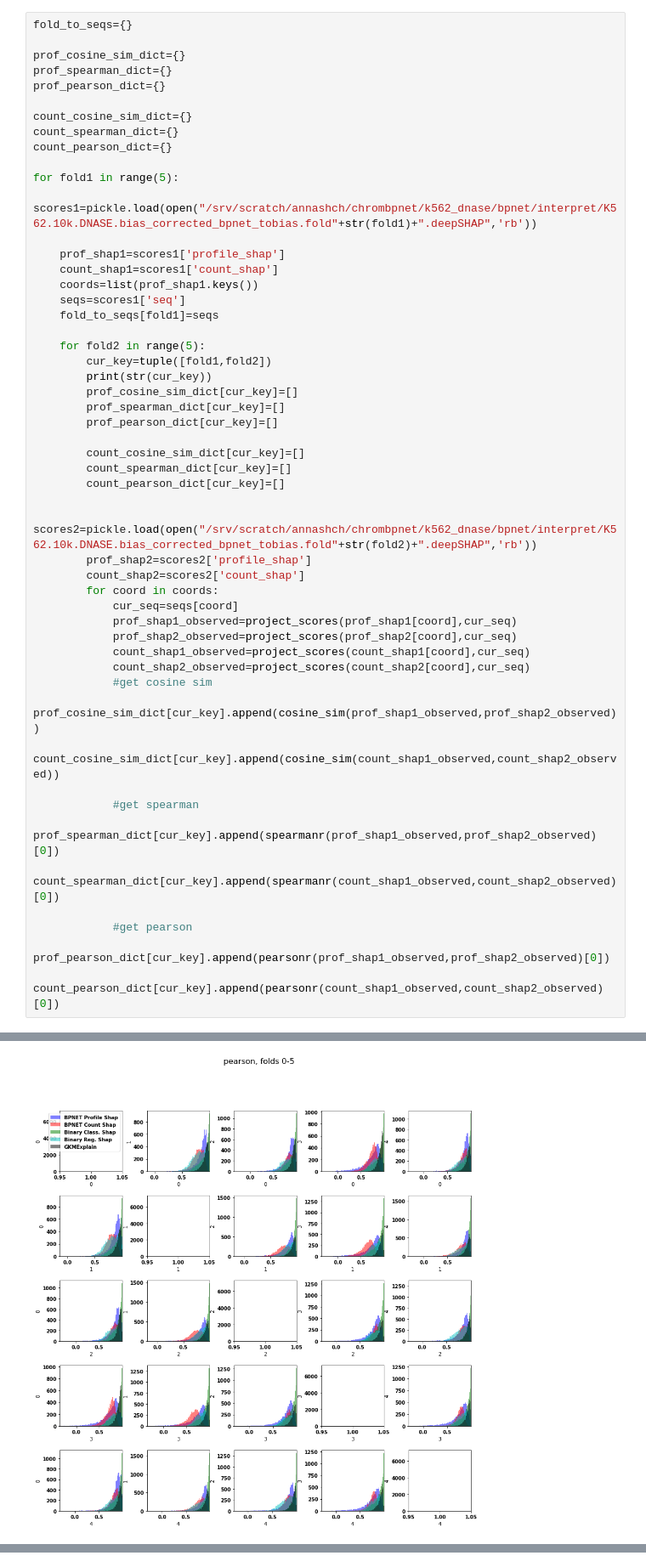
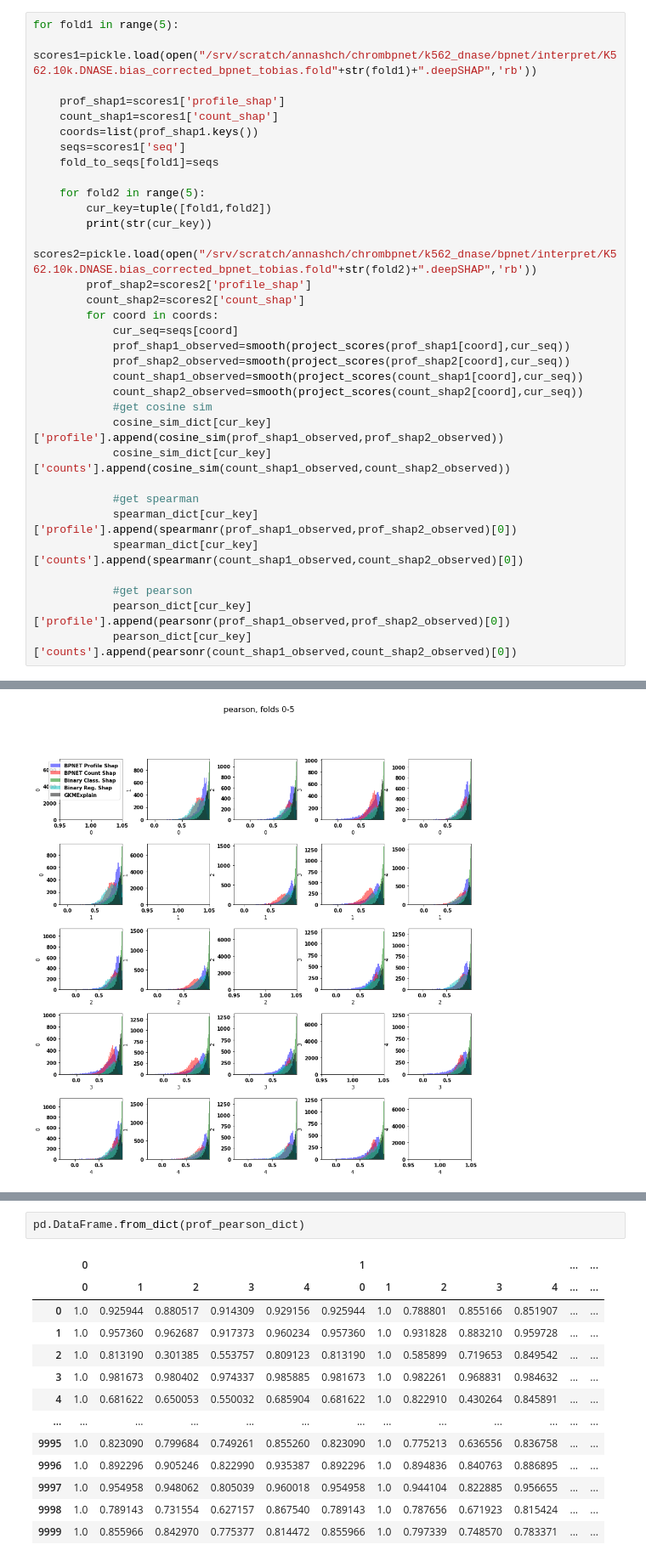
Before and after one commit to kundajelab/chrombpnet, a Jupyter notebook: stability/stability_acrros_sequence.ipynb, the cells around one changed output, grey strips where cells are left out. Shown at 85% size. Drawn from its saved outputs; the diff is of its cells as text.

```diff
--- a/stability/stability_acrros_sequence.ipynb
+++ b/stability/stability_acrros_sequence.ipynb
@@ -16,14 +38,4 @@ The autoreload extension is already loaded. To reload it, use:
 # %%
-fold_to_seqs={}
-
-prof_cosine_sim_dict={}
-prof_spearman_dict={}
-prof_pearson_dict={}
-
-count_cosine_sim_dict={}
-count_spearman_dict={}
-count_pearson_dict={}
-
 for fold1 in range(5):
     scores1=pickle.load(open("/srv/scratch/annashch/chrombpnet/k562_dnase/bpnet/interpret/K562.10k.DNASE.bias_corrected_bpnet_tobias.fold"+str(fold1)+".deepSHAP",'rb'))
 
@@ -36,34 +48,26 @@ for fold1 in range(5):
     for fold2 in range(5):
         cur_key=tuple([fold1,fold2])
         print(str(cur_key))
-        prof_cosine_sim_dict[cur_key]=[]
-        prof_spearman_dict[cur_key]=[]
-        prof_pearson_dict[cur_key]=[]
-
-        count_cosine_sim_dict[cur_key]=[]
-        count_spearman_dict[cur_key]=[]
-        count_pearson_dict[cur_key]=[]
-
         scores2=pickle.load(open("/srv/scratch/annashch/chrombpnet/k562_dnase/bpnet/interpret/K562.10k.DNASE.bias_corrected_bpnet_tobias.fold"+str(fold2)+".deepSHAP",'rb'))
         prof_shap2=scores2['profile_shap']
         count_shap2=scores2['count_shap']
         for coord in coords:
             cur_seq=seqs[coord]
-            prof_shap1_observed=project_scores(prof_shap1[coord],cur_seq)
-            prof_shap2_observed=project_scores(prof_shap2[coord],cur_seq)
-            count_shap1_observed=project_scores(count_shap1[coord],cur_seq)
-            count_shap2_observed=project_scores(count_shap2[coord],cur_seq)
+            prof_shap1_observed=smooth(project_scores(prof_shap1[coord],cur_seq))
+            prof_shap2_observed=smooth(project_scores(prof_shap2[coord],cur_seq))
+            count_shap1_observed=smooth(project_scores(count_shap1[coord],cur_seq))
+            count_shap2_observed=smooth(project_scores(count_shap2[coord],cur_seq))
             #get cosine sim
-            prof_cosine_sim_dict[cur_key].append(cosine_sim(prof_shap1_observed,prof_shap2_observed))
-            count_cosine_sim_dict[cur_key].append(cosine_sim(count_shap1_observed,count_shap2_observed))
+            cosine_sim_dict[cur_key]['profile'].append(cosine_sim(prof_shap1_observed,prof_shap2_observed))
+            cosine_sim_dict[cur_key]['counts'].append(cosine_sim(count_shap1_observed,count_shap2_observed))
 
             #get spearman
-            prof_spearman_dict[cur_key].append(spearmanr(prof_shap1_observed,prof_shap2_observed)[0])
-            count_spearman_dict[cur_key].append(spearmanr(count_shap1_observed,count_shap2_observed)[0])
+            spearman_dict[cur_key]['profile'].append(spearmanr(prof_shap1_observed,prof_shap2_observed)[0])
+            spearman_dict[cur_key]['counts'].append(spearmanr(count_shap1_observed,count_shap2_observed)[0])
 
             #get pearson
-            prof_pearson_dict[cur_key].append(pearsonr(prof_shap1_observed,prof_shap2_observed)[0])
-            count_pearson_dict[cur_key].append(pearsonr(count_shap1_observed,count_shap2_observed)[0])
+            pearson_dict[cur_key]['profile'].append(pearsonr(prof_shap1_observed,prof_shap2_observed)[0])
+            pearson_dict[cur_key]['counts'].append(pearsonr(count_shap1_observed,count_shap2_observed)[0])
 # %% [output]
 (0, 0)
 (0, 1)
@@ -303,0 +329,16 @@ plt.subplots_adjust(wspace=0.4)
+# %%
+pd.DataFrame.from_dict(prof_pearson_dict)
+# %% [output]
+|  | 0 |  |  |  |  | 1 |  |  |  |  | ... | ... |
+|  | 0 | 1 | 2 | 3 | 4 | 0 | 1 | 2 | 3 | 4 | ... | ... |
+| 0 | 1.0 | 0.925944 | 0.880517 | 0.914309 | 0.929156 | 0.925944 | 1.0 | 0.788801 | 0.855166 | 0.851907 | ... | ... |
+| 1 | 1.0 | 0.957360 | 0.962687 | 0.917373 | 0.960234 | 0.957360 | 1.0 | 0.931828 | 0.883210 | 0.959728 | ... | ... |
+| 2 | 1.0 | 0.813190 | 0.301385 | 0.553757 | 0.809123 | 0.813190 | 1.0 | 0.585899 | 0.719653 | 0.849542 | ... | ... |
+| 3 | 1.0 | 0.981673 | 0.980402 | 0.974337 | 0.985885 | 0.981673 | 1.0 | 0.982261 | 0.968831 | 0.984632 | ... | ... |
+| 4 | 1.0 | 0.681622 | 0.650053 | 0.550032 | 0.685904 | 0.681622 | 1.0 | 0.822910 | 0.430264 | 0.845891 | ... | ... |
+| ... | ... | ... | ... | ... | ... | ... | ... | ... | ... | ... | ... | ... |
+| 9995 | 1.0 | 0.823090 | 0.799684 | 0.749261 | 0.855260 | 0.823090 | 1.0 | 0.775213 | 0.636556 | 0.836758 | ... | ... |
+| 9996 | 1.0 | 0.892296 | 0.905246 | 0.822990 | 0.935387 | 0.892296 | 1.0 | 0.894836 | 0.840763 | 0.886895 | ... | ... |
+| 9997 | 1.0 | 0.954958 | 0.948062 | 0.805039 | 0.960018 | 0.954958 | 1.0 | 0.944104 | 0.822885 | 0.956655 | ... | ... |
+| 9998 | 1.0 | 0.789143 | 0.731554 | 0.627157 | 0.867540 | 0.789143 | 1.0 | 0.787656 | 0.671923 | 0.815424 | ... | ... |
+| 9999 | 1.0 | 0.855966 | 0.842970 | 0.775377 | 0.814472 | 0.855966 | 1.0 | 0.797339 | 0.748570 | 0.783371 | ... | ... |
```
Also changed, not shown: parts of 8 cells of this notebook, 7 other files.
